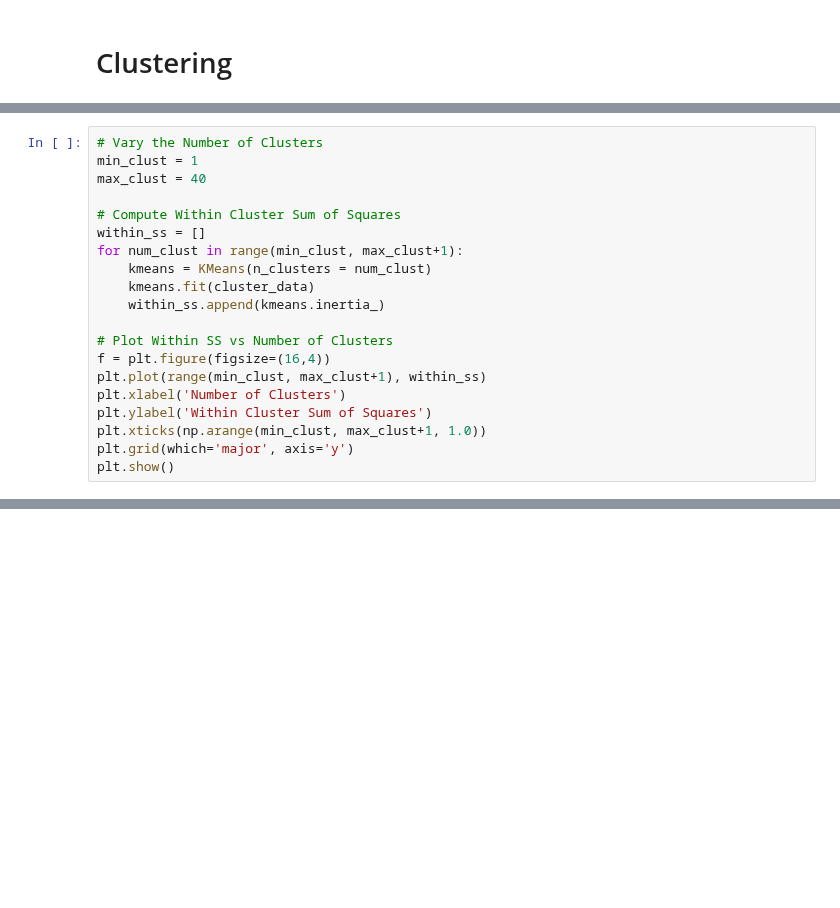
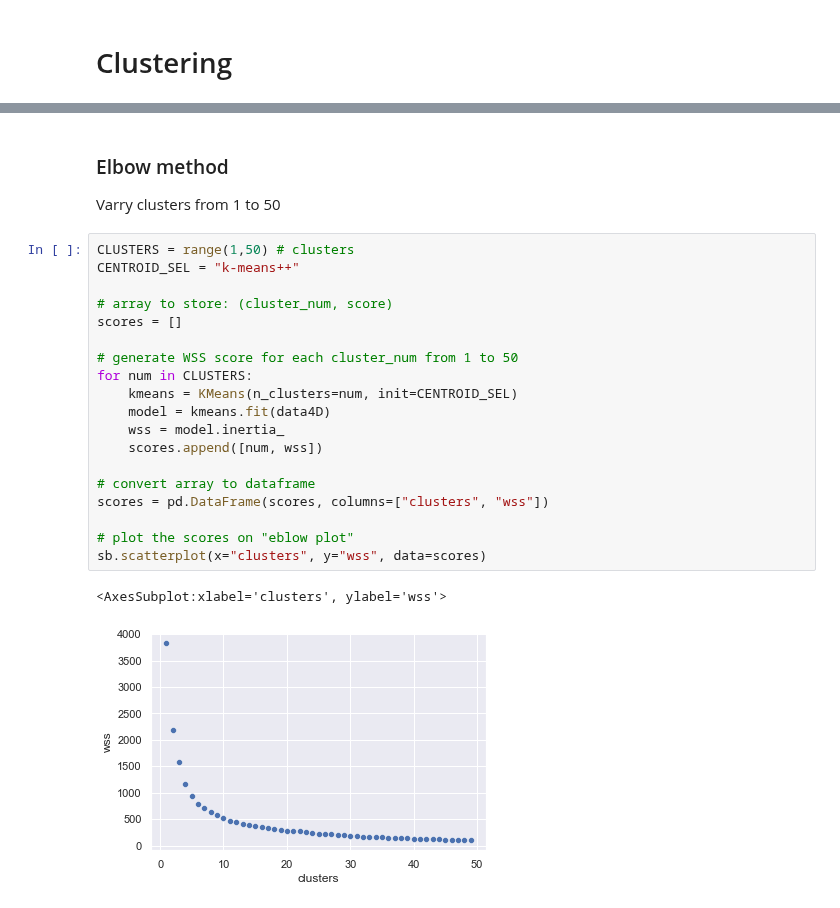
Before and after one commit to Snail664/country-clustering, a Jupyter notebook: clustering.ipynb, the cells around one changed output, grey strips where cells are left out. Cells and saved outputs as stored; diff of their text form; blank space fills up the shorter version.

```diff
--- a/clustering.ipynb
+++ b/clustering.ipynb
@@ -61,20 +16,0 @@ Within Cluster Sum of Squares : 13508419669.078186
-# %%
-# Vary the Number of Clusters
-min_clust = 1
-max_clust = 40
-
-# Compute Within Cluster Sum of Squares
-within_ss = []
-for num_clust in range(min_clust, max_clust+1):
-    kmeans = KMeans(n_clusters = num_clust)
-    kmeans.fit(cluster_data)
-    within_ss.append(kmeans.inertia_)
-
-# Plot Within SS vs Number of Clusters
-f = plt.figure(figsize=(16,4))
-plt.plot(range(min_clust, max_clust+1), within_ss)
-plt.xlabel('Number of Clusters')
-plt.ylabel('Within Cluster Sum of Squares')
-plt.xticks(np.arange(min_clust, max_clust+1, 1.0))
-plt.grid(which='major', axis='y')
-plt.show()
@@ -82,0 +39,25 @@ plt.show()
+# %% [markdown]
+### Elbow method
+Varry clusters from 1 to 50
+# %%
+CLUSTERS = range(1,50) # clusters
+CENTROID_SEL = "k-means++"
+
+# array to store: (cluster_num, score)
+scores = []
+
+# generate WSS score for each cluster_num from 1 to 50
+for num in CLUSTERS:
+    kmeans = KMeans(n_clusters=num, init=CENTROID_SEL)
+    model = kmeans.fit(data4D)
+    wss = model.inertia_
+    scores.append([num, wss])
+
+# convert array to dataframe
+scores = pd.DataFrame(scores, columns=["clusters", "wss"])
+
+# plot the scores on "eblow plot"
+sb.scatterplot(x="clusters", y="wss", data=scores)
+# %% [output]
+<AxesSubplot:xlabel='clusters', ylabel='wss'>
+[figure, added]
```
Also changed, not shown: parts of 17 cells of this notebook.
